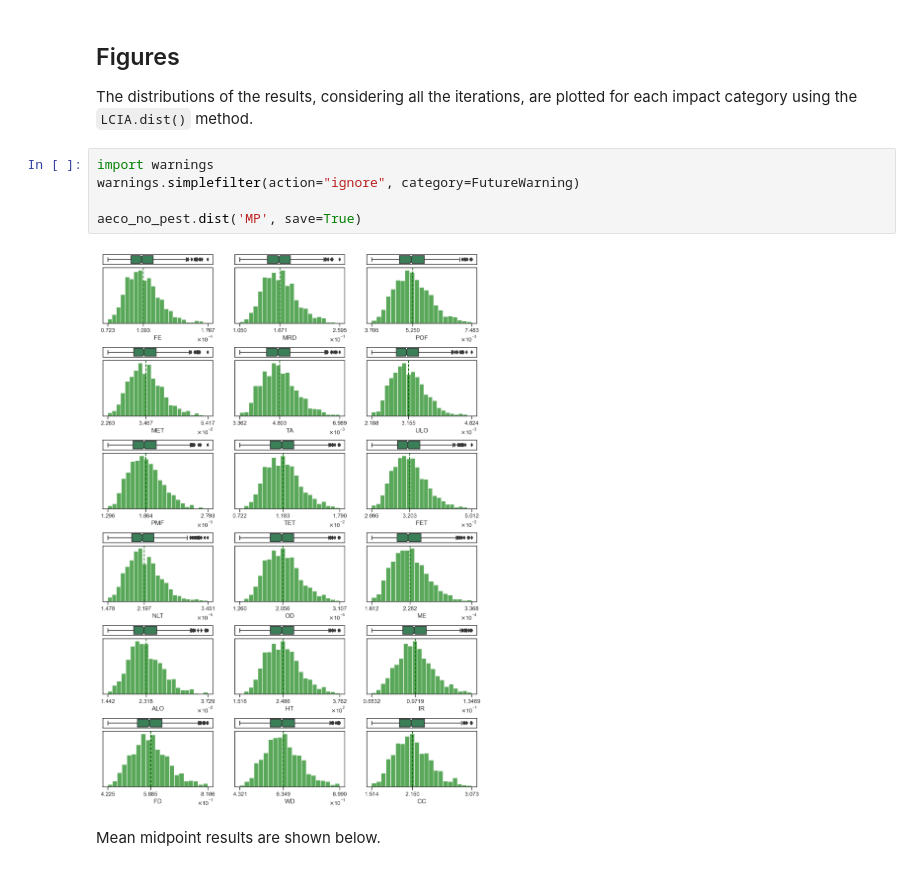
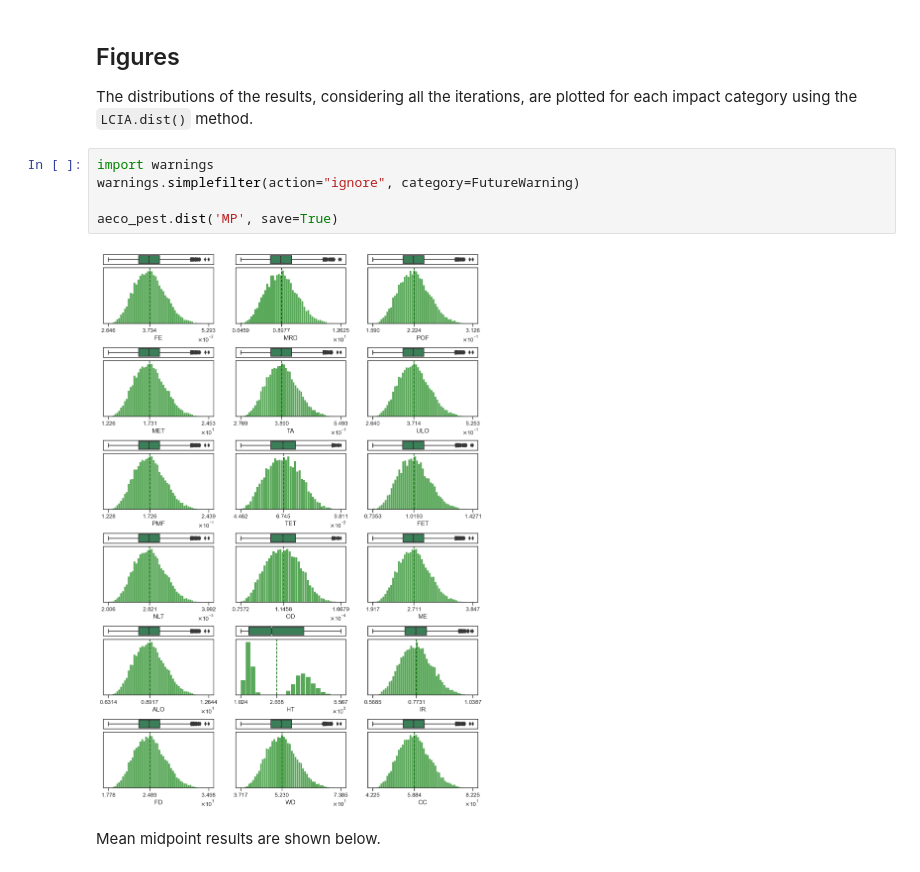
Before and after one commit to gparolin/AEco, a Jupyter notebook: Scripts/view.ipynb, the cells around one changed output. Saved outputs shown, nothing was run; the diff lists cells and outputs as text.

```diff
--- a/Scripts/view.ipynb
+++ b/Scripts/view.ipynb
@@ -106,10 +101,10 @@ The distributions of the results, considering all the iterations, are plotted fo
 # %%
 import warnings
 warnings.simplefilter(action="ignore", category=FutureWarning)
 
-aeco_no_pest.dist('MP', save=True)
+aeco_pest.dist('MP', save=True)
 # %% [output]
-[figure, old version]
+[figure, new version]
 # %% [markdown]
 Mean midpoint results are shown below.
 # %%
```
Also changed, not shown: parts of 7 cells of this notebook, 2 other files.
